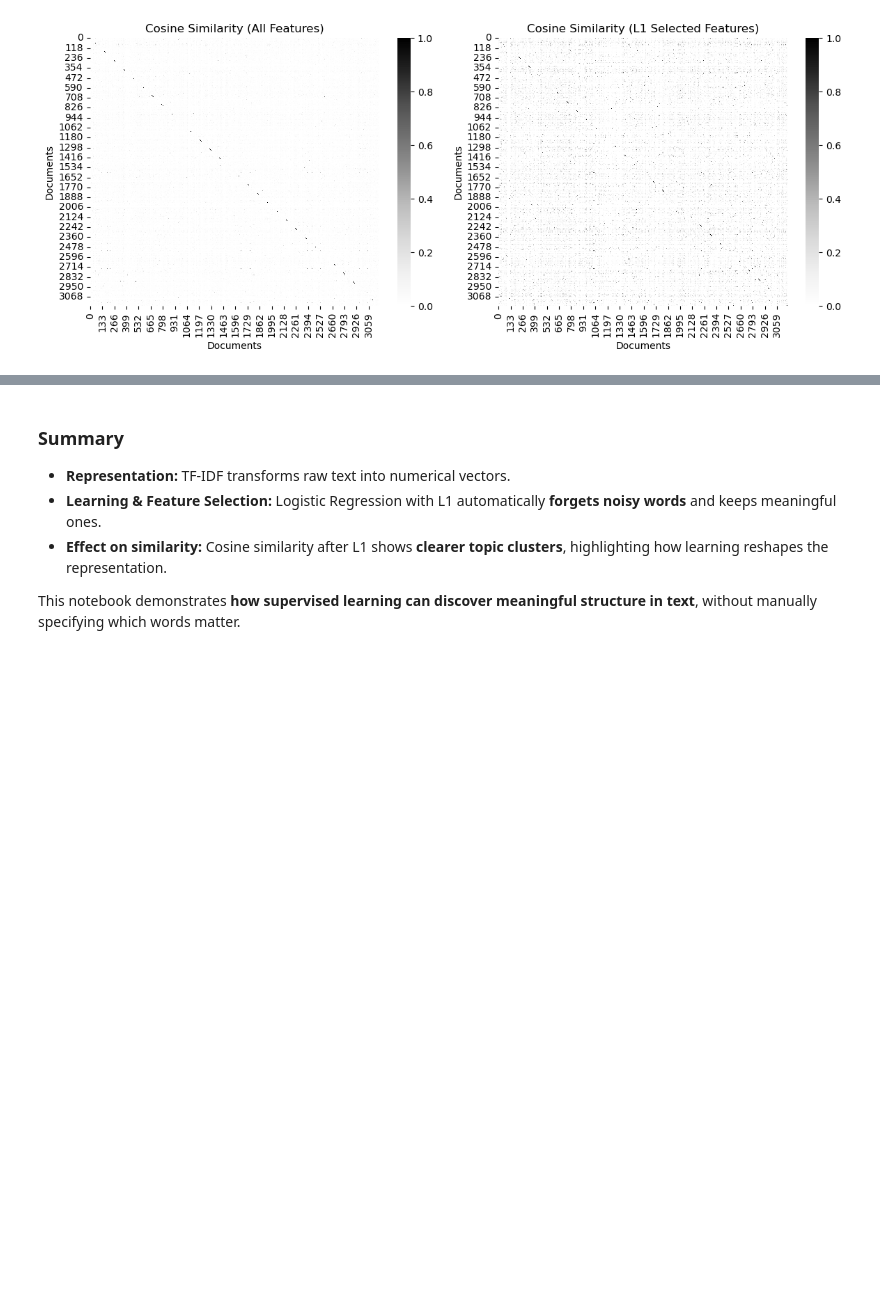
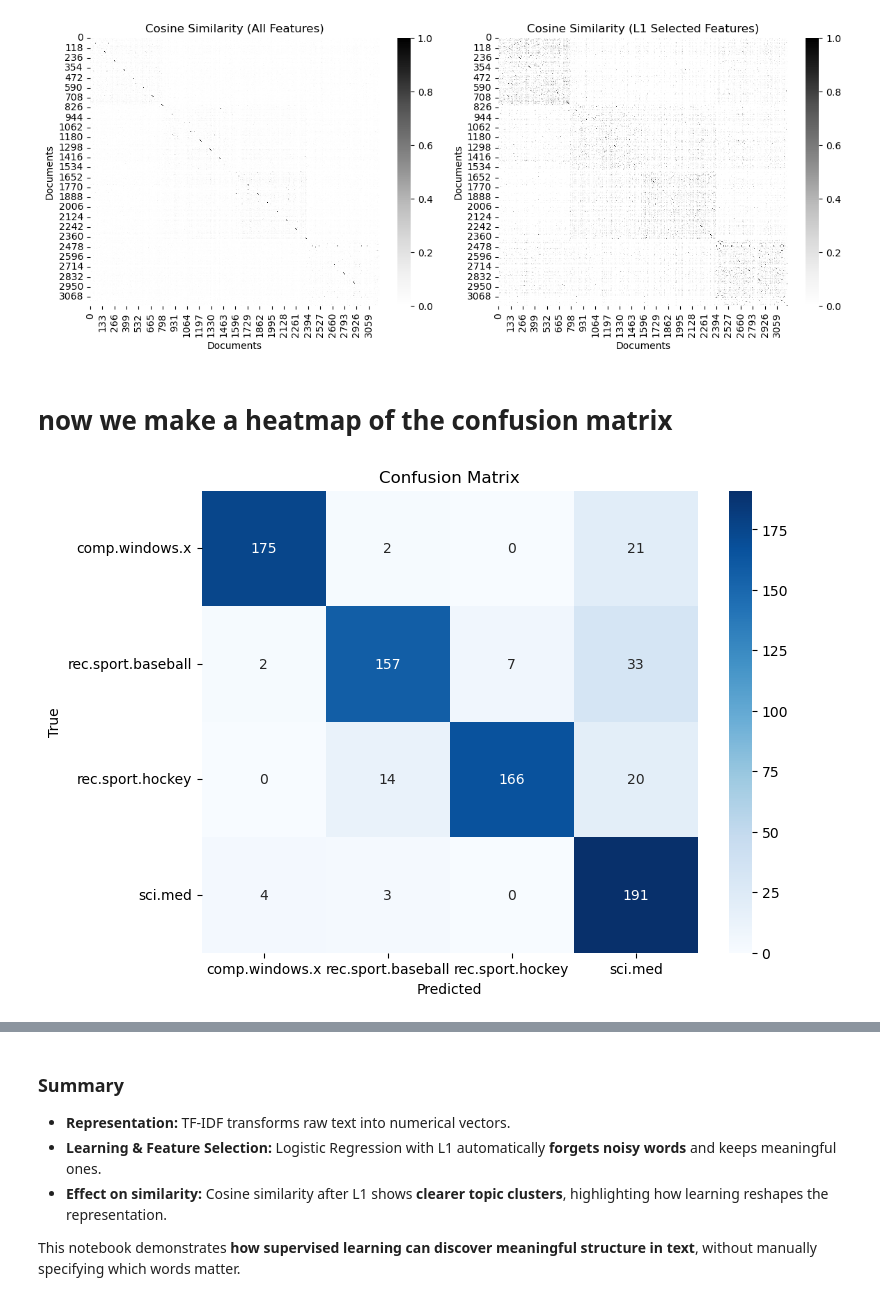
Before and after one commit to imanmossavat/ml-teaching-materials-fontys, a Jupyter notebook: orientation_startsemester/N2_supervised_classification.ipynb, the cells around one changed output, grey strips where cells are left out. Drawn from its saved outputs; the diff is of its cells as text; code cells hidden in the pictures; blank space fills up the shorter version.

```diff
--- a/orientation_startsemester/N2_supervised_classification.ipynb
+++ b/orientation_startsemester/N2_supervised_classification.ipynb
@@ -35,6 +35,15 @@ target_names = newsgroups.target_names
 X_train, X_test, y_train, y_test = train_test_split(
     df['text'], df['target'], test_size=0.2, random_state=42, stratify=df['target']
 )
+
+
+# We sort to make patterns understandable in the heatmaps
+sorted_indices_train = np.argsort(y_train)
+sorted_indices_test = np.argsort(y_test)
+X_train= X_train.iloc[sorted_indices_train].reset_index(drop=True)
+X_test= X_test.iloc[sorted_indices_test].reset_index(drop=True)
+y_train = y_train.iloc[sorted_indices_train].reset_index(drop=True)
+y_test = y_test.iloc[sorted_indices_test].reset_index(drop=True)
 # %% [markdown]
 
 ### Step 1: Train Logistic Regression with L1
@@ -132,3 +202,16 @@ plt.tight_layout()
 plt.show()
 # %% [output]
 [figure]
+# %% [markdown]
+# now we make a heatmap of the confusion matrix
+# %%
+# confusion matrix heatmap
+cm = metrics.confusion_matrix(y_test, y_pred)
+plt.figure(figsize=(8,6))
+sns.heatmap(cm, annot=True, fmt='d', cmap='Blues', xticklabels=target_names, yticklabels=target_names)
+plt.xlabel('Predicted')
+plt.ylabel('True')
+plt.title('Confusion Matrix')
+plt.show()
+# %% [output]
+[figure, added]
```
Also changed, not shown: parts of 3 cells of this notebook.
